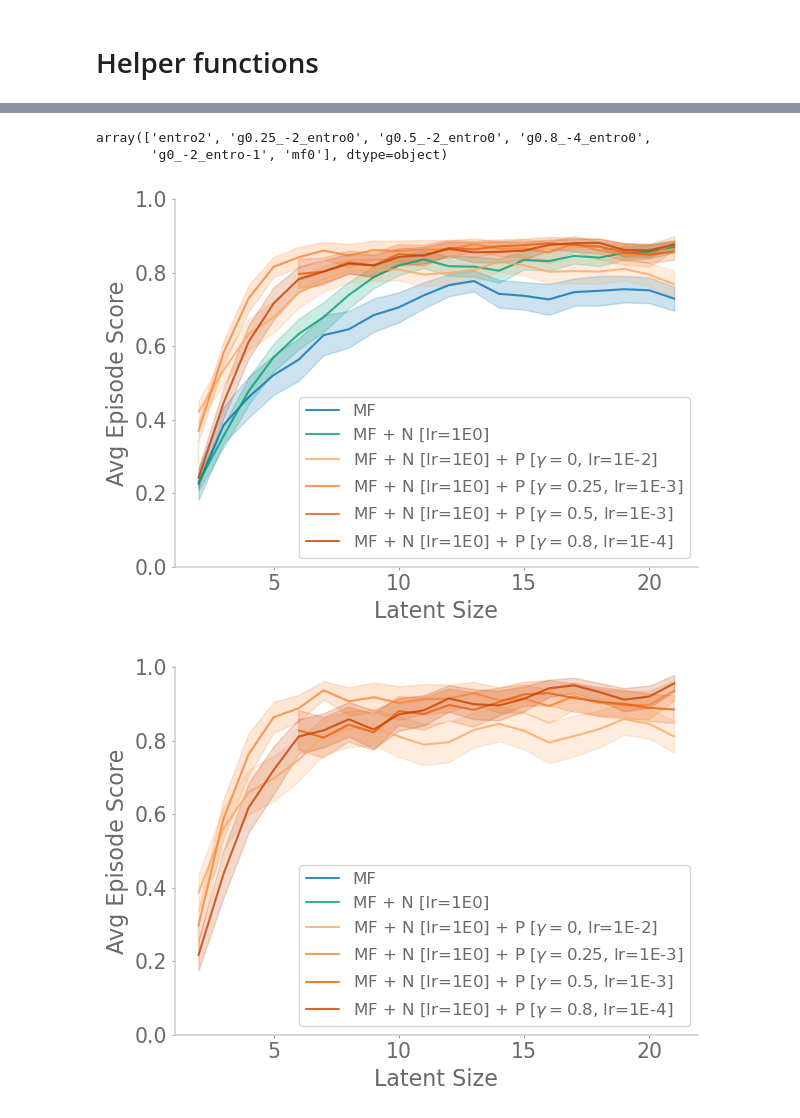
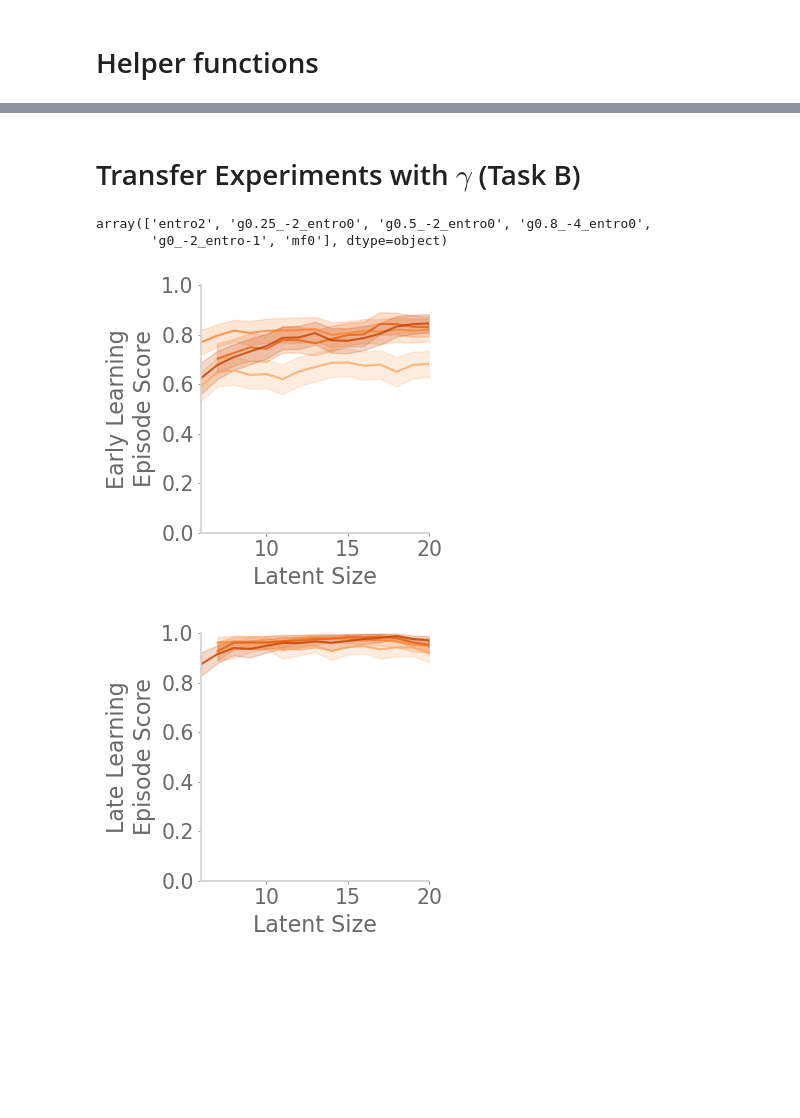
Before and after one commit to chingf/auxrl, a Jupyter notebook: notebooks/04-gridworld-sweep-results.ipynb, the cells around one changed output, grey strips where cells are left out. Cells and saved outputs as stored; diff of their text form; code cells hidden in the pictures; blank space fills up the shorter version.

Commit message:
Initial round of figures for ICLR

```diff
--- a/notebooks/04-gridworld-sweep-results.ipynb
+++ b/notebooks/04-gridworld-sweep-results.ipynb
@@ -18,14 +18,13 @@ engram_dir = '/mnt/smb/locker/aronov-locker/Ching/rl/'
 from sklearn.metrics import auc
 # %%
 def plot(
-    df, plot_key, plot_ep,
-    fnames=None, figname=None, fname_labels=None,
-    smooth_line=True, smooth_line_n=5, smooth_plot=True, smooth_plot_n=2,
-    colors=None,
+    df, plot_key, plot_ep, figsize=(6.4*0.75, 4.8*0.75),
+    fnames=None, figname=None, labels=None,
+    smooth_plot=True, smooth_plot_n=2, colors=None,
     legend_title=None, ylim=None, plot_title=None, show_legend=True,
-    plot_auc=False):
+    plot_auc=False, ylabel='Avg Episode Score', xlim=None):
 
-    fig, ax = plt.subplots()
+    fig, ax = plt.subplots(figsize=figsize)
     zs = np.sort(np.unique(df['z']))
     episode = np.sort(np.unique(df['episode']))
     if fnames is None:
@@ -58,18 +57,11 @@ def plot(
                     sems.append(sem(vals))
                 means = np.array(means)
                 sems = np.array(sems)
-                if smooth_line:
-                    means = smooth(episode, means, smooth_line_n)
-                    sems = smooth(episode, sems, smooth_line_n)
                 line.append(means[plot_ep])
                 shading_width.append(sems[plot_ep])
         if smooth_plot:
             _line = smooth(zs, line, smooth_plot_n)
             _shading_width = smooth(zs, shading_width, smooth_plot_n)
-            _line[0] = line[0]; _line[-1] = line[-1]
-            _shading_width[0] = shading_width[0]
-            _shading_width[-1] = shading_width[-1]
-            _shading_width = np.array(_shading_width)
             line = np.array(_line)
             shading_lower = line - _shading_width
             shading_upper = line + _shading_width
@@ -78,18 +70,20 @@ def plot(
             color = colors[fname_idx]
         else:
             color = None
-        if fname_labels != None:
+        if labels != None:
             label = fname_labels[fname_idx]
         else:
             label = fname
         ax.plot(x_axis, line, label=label, color=color, alpha=0.8)
         ax.fill_between(x_axis, shading_lower, shading_upper, alpha=0.2,color=color)
-    plt.ylabel('Avg Episode Score')
+    plt.ylabel(ylabel)
     plt.xlabel('Latent Dimensions')
     if show_legend:
         plt.legend(title=legend_title, fontsize=12, title_fontsize=12)
     if ylim != None:
         plt.ylim(ylim[0], ylim[1])
+    if xlim != None:
+        plt.xlim(xlim[0], xlim[1])
     if plot_title != None:
         plt.title(plot_title)
     plt.xlabel('Latent Size')
@@ -137,3 +152,5 @@ def get_df(base, zs, net_yaml):
+# %% [markdown]
+# Transfer Experiments with $\gamma$ (Task B)
 # %%
 zs = np.arange(2, 22)
 # %%
@@ -146,44 +168,26 @@ array(['entro2', 'g0.25_-2_entro0', 'g0.5_-2_entro0', 'g0.8_-4_entro0',
 # %%
 colors = cm.get_cmap('Oranges')
 c_steps = np.linspace(0.4, 0.8, 4, endpoint=True)
 plot(
-    task_df, 'valid_score',
-    0,
-    smooth_line=False,
-    fnames=['mf0', 'entro2', 'g0_-2_entro-1', 'g0.25_-2_entro0', 'g0.5_-2_entro0', 'g0.8_-4_entro0'],
-    fname_labels=[
-        'MF', 'MF + N [lr=1E0]',
-        'MF + N [lr=1E0] + P [$\gamma=0$, lr=1E-2]',
-        'MF + N [lr=1E0] + P [$\gamma=0.25$, lr=1E-3]',
-        'MF + N [lr=1E0] + P [$\gamma=0.5$, lr=1E-3]',
-        'MF + N [lr=1E0] + P [$\gamma=0.8$, lr=1E-4]'
-        ],
-    smooth_plot=True, smooth_plot_n=3,
-    figname='gridworld6x6_taskA_early',
+    task_df, 'valid_score', 100, figsize=(6.4*0.6, 4.8*0.75),
+    fnames=['mf', 'entro', 'g0_-2_entro-1', 'g0.25_-2_entro0', 'g0.5_-2_entro0', 'g0.8_-4_entro0'],
+    show_legend=False,
+    smooth_plot=True, smooth_plot_n=4, figname='gridworld6x6_taskA_early',
     colors=['C0', 'C2', colors(c_steps[0]), colors(c_steps[1]), colors(c_steps[2]), colors(c_steps[3])],
-    plot_title='', ylim=(0,1), plot_auc=True
+    plot_title='', ylim=(0,1), ylabel='Early Learning\nEpisode Score', xlim=[6,20]
     )
 # %% [output]
-[figure, old version]
+[figure, new version]
 # %%
 colors = cm.get_cmap('Oranges')
 c_steps = np.linspace(0.4, 0.8, 4, endpoint=True)
 plot(
-    task_df, 'valid_score',
-    150,
-    smooth_line=False,
+    task_df, 'valid_score', 600, figsize=(6.4*0.6, 4.8*0.75),
     fnames=['mf', 'entro', 'g0_-2_entro-1', 'g0.25_-2_entro0', 'g0.5_-2_entro0', 'g0.8_-4_entro0'],
-    fname_labels=[
-        'MF', 'MF + N [lr=1E0]',
-        'MF + N [lr=1E0] + P [$\gamma=0$, lr=1E-2]',
-        'MF + N [lr=1E0] + P [$\gamma=0.25$, lr=1E-3]',
-        'MF + N [lr=1E0] + P [$\gamma=0.5$, lr=1E-3]',
-        'MF + N [lr=1E0] + P [$\gamma=0.8$, lr=1E-4]'
-        ],
-    smooth_plot=True, smooth_plot_n=3,
-    figname='gridworld6x6_taskA_early',
+    show_legend=False,
+    smooth_plot=True, smooth_plot_n=4, figname='gridworld6x6_taskA_early',
     colors=['C0', 'C2', colors(c_steps[0]), colors(c_steps[1]), colors(c_steps[2]), colors(c_steps[3])],
-    plot_title='', ylim=(0,1)
+    plot_title='', ylim=(0,1), ylabel='Late Learning\nEpisode Score', xlim=[6,20]
     )
 # %% [output]
-[figure, old version]
+[figure, new version]
```
Also changed, not shown: parts of 92 cells of this notebook, 10 other files.
